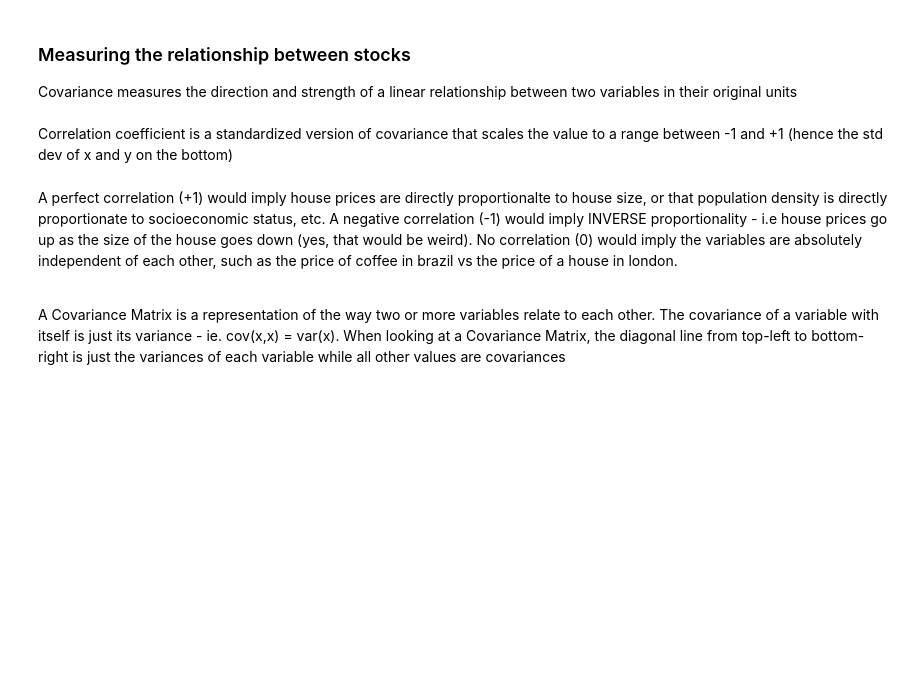
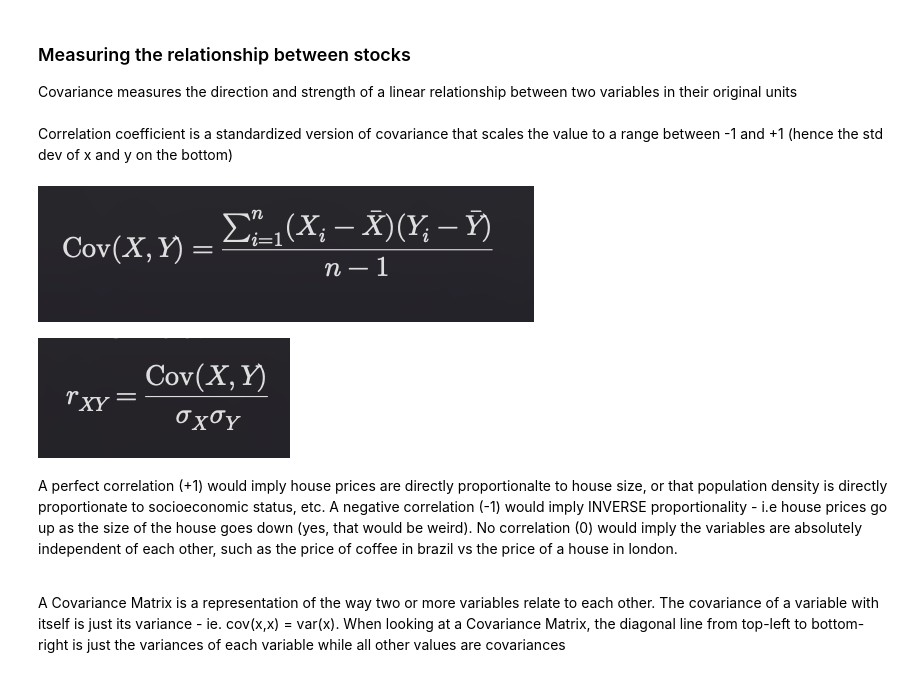
Before and after one commit to ghost99slay/PythonForFinance, a Jupyter notebook: MeasuringInvestmentRisk.ipynb, the cells around one changed output. Saved outputs shown, nothing was run; the diff lists cells and outputs as text; code cells hidden in the pictures; blank space fills up the shorter version.

```diff
--- a/MeasuringInvestmentRisk.ipynb
+++ b/MeasuringInvestmentRisk.ipynb
@@ -69,10 +105,13 @@ Covariance measures the direction and strength of a linear relationship between
 Correlation coefficient is a standardized version of covariance that scales the value to a range between -1 and +1 (hence the std dev of x and y on the bottom)
 <br>
 # %%
-img = Image.open(PATH + 'assets/covariance.png')
+img = Image.open(PATH + 'covariance.png')
 display(img)
-img = Image.open(PATH + 'assets/correlation_coefficient.png')
+img = Image.open(PATH + 'correlation_coefficient.png')
 display(img)
+# %% [output]
+[figure, added]
+[figure, added]
 # %% [markdown]
 A perfect correlation (+1) would imply house prices are directly proportionalte to house size, or that population density is directly proportionate to socioeconomic status, etc. A negative correlation (-1) would imply INVERSE proportionality - i.e house prices go up as the size of the house goes down (yes, that would be weird). No correlation (0) would imply the variables are absolutely independent of each other, such as the price of coffee in brazil vs the price of a house in london.
 
```
Also changed, not shown: parts of 23 cells of this notebook, 24 other files.
